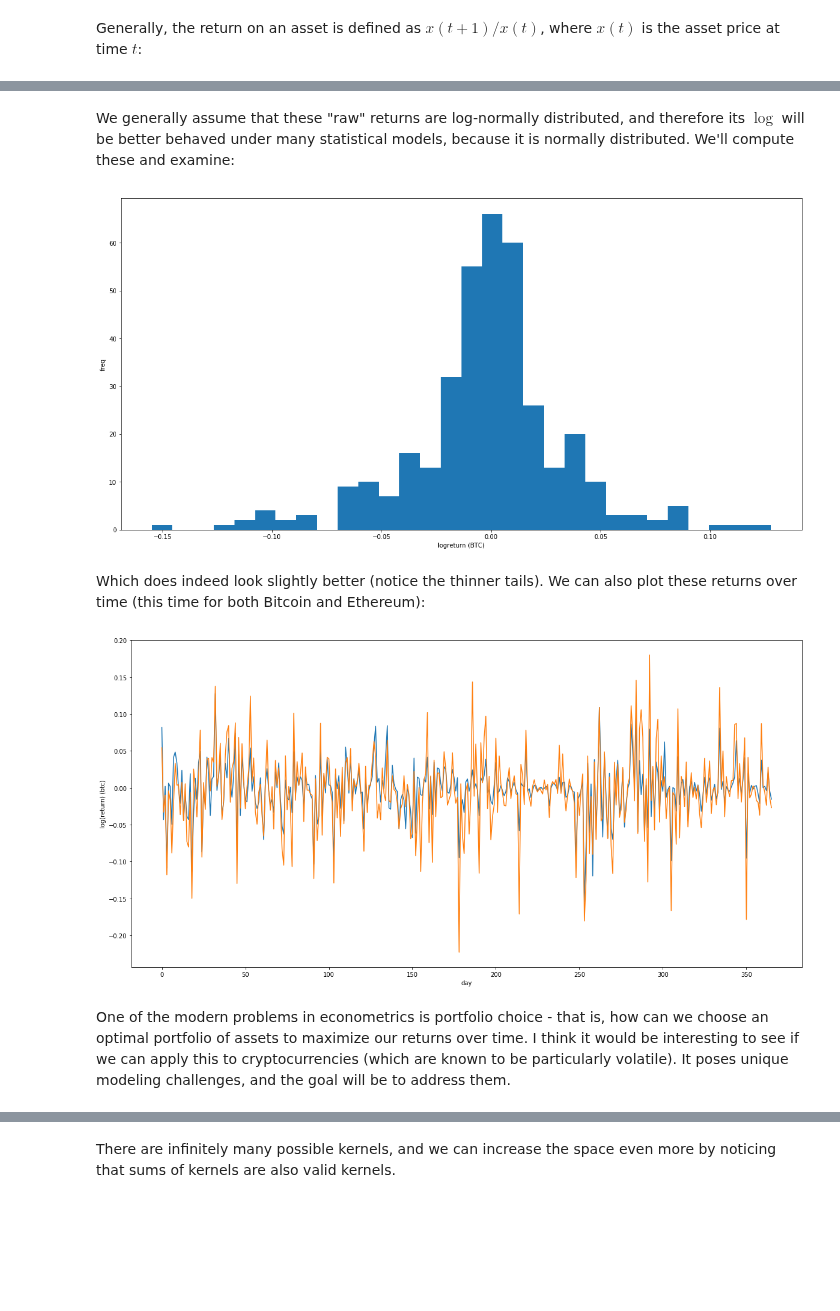
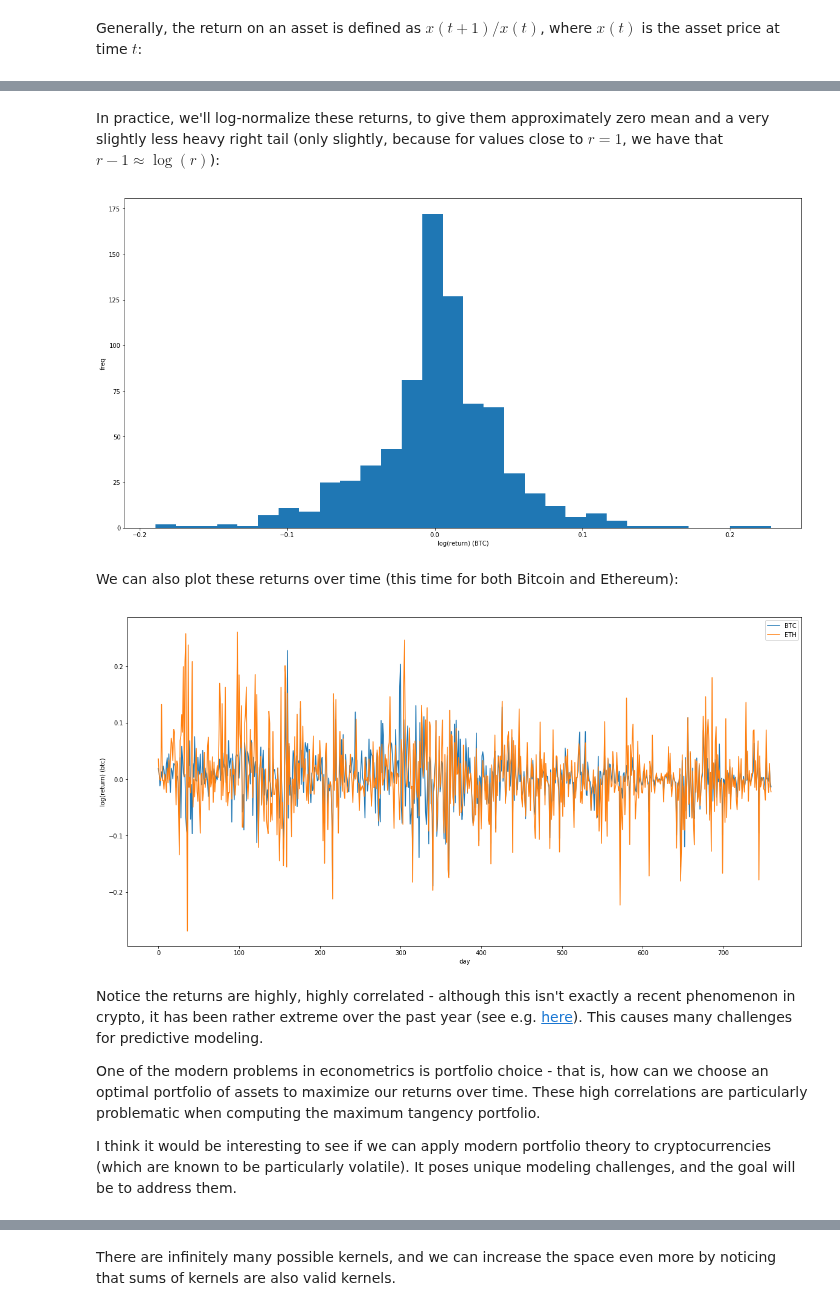
Before and after one commit to wjn0/gwp, a Jupyter notebook: Portfolio selection - cryptocurrencies.ipynb, the cells around one changed output, grey strips where cells are left out. Cells and saved outputs as stored; diff of their text form; code cells hidden in the pictures; blank space fills up the shorter version.

Commit message:
fixed indexing issues in GWP model; final version of notebook close

```diff
--- a/Portfolio selection - cryptocurrencies.ipynb
+++ b/Portfolio selection - cryptocurrencies.ipynb
@@ -61,7 +62,7 @@ for i in range(n_top):
     params = {}
     params["fsym"] = top[i]
     params["tsym"] = "USD"
-    params["limit"] = 1 * 365 + 1
+    params["limit"] = 2 * 365 + 30
     ru = req_url(meth, params)
     raw_data[top[i]] = req.get(ru).json()['Data']
 # %%
@@ -71,10 +72,9 @@ dict_keys(['BTC', 'ETH', 'EOS', 'LTC', 'XRP', 'ZEC', 'XLM', 'BCH', 'NEO', 'QTUM'
 # %% [markdown]
 We'll extract the daily lows and highs, and the closing prices, for each currency, and store them in separate data frames:
 # %%
-times = np.asarray(list(map(lambda tp: tp['time'], data["BTC"])))[:, np.newaxis]
-lows = np.asarray(list(map(lambda ticker: list(map(lambda tp: tp["low"], data[ticker])), data.keys()))).T
-highs = np.asarray(list(map(lambda ticker: list(map(lambda tp: tp["high"], data[ticker])), data.keys()))).T
-closes = np.asarray(list(map(lambda ticker: list(map(lambda tp: tp["close"], data[ticker])), data.keys()))).T
+lows = np.asarray(list(map(lambda ticker: list(map(lambda tp: tp["low"], raw_data[ticker])), raw_data.keys()))).T
+highs = np.asarray(list(map(lambda ticker: list(map(lambda tp: tp["high"], raw_data[ticker])), raw_data.keys()))).T
+closes = np.asarray(list(map(lambda ticker: list(map(lambda tp: tp["close"], raw_data[ticker])), raw_data.keys()))).T
 # %%
 df_lows = pd.DataFrame(lows)
 df_highs = pd.DataFrame(highs)
@@ -94,0 +97,3 @@ df_closes.head()
+# %%
+df_closes = df_closes.replace(0.0, np.nan).dropna(axis=1)
+df_closes.head()
@@ -124,23 +136,30 @@ plt.show()
-# %% [markdown]
-We generally assume that these "raw" returns are log-normally distributed, and therefore its $\log$ will be better behaved under many statistical models, because it is normally distributed. We'll compute these and examine:
+# %% [markdown]
+In practice, we'll log-normalize these returns, to give them approximately zero mean and a very slightly less heavy right tail (only slightly, because for values close to $r = 1$, we have that $r - 1 \approx \log(r)$):
 # %%
 df_logreturns = np.log(df_returns)
-plt.figure(figsize=(20,10))
+plt.figure(figsize=(20, 10))
 plt.hist(df_logreturns["BTC"], bins=30)
 plt.xlabel("log(return) (BTC)")
 plt.ylabel("freq")
 plt.show()
 # %% [output]
-[figure, old version]
+[figure, new version]
 # %% [markdown]
-Which does indeed look slightly better (notice the thinner tails). We can also plot these returns over time (this time for both Bitcoin and Ethereum):
+We can also plot these returns over time (this time for both Bitcoin and Ethereum):
 # %%
-plt.figure(figsize=(20,10))
-plt.plot(df_logreturns[["BTC", "ETH"]])
+sel = ["BTC", "ETH"]
+
+plt.figure(figsize=(20, 10))
+plt.plot(df_logreturns[sel])
+plt.legend(sel)
 plt.xlabel("day")
 plt.ylabel("log(return) (btc)")
 plt.show()
 # %% [output]
-[figure, old version]
+[figure, new version]
 # %% [markdown]
-One of the modern problems in econometrics is portfolio choice - that is, how can we choose an optimal portfolio of assets to maximize our returns over time. I think it would be interesting to see if we can apply this to cryptocurrencies (which are known to be particularly volatile). It poses unique modeling challenges, and the goal will be to address them.
+Notice the returns are highly, highly correlated - although this isn't exactly a recent phenomenon in crypto, it has been rather extreme over the past year (see e.g. [here](https://www.theblockcrypto.com/2019/01/04/analysis-correlation-between-cryptocurrency-prices-sharply-increased-in-2018/)). This causes many challenges for predictive modeling.
+
+One of the modern problems in econometrics is portfolio choice - that is, how can we choose an optimal portfolio of assets to maximize our returns over time. These high correlations are particularly problematic when computing the maximum tangency portfolio.
+
+I think it would be interesting to see if we can apply modern portfolio theory to cryptocurrencies (which are known to be particularly volatile). It poses unique modeling challenges, and the goal will be to address them.
```
Also changed, not shown: parts of 71 cells of this notebook, 2 other files.
